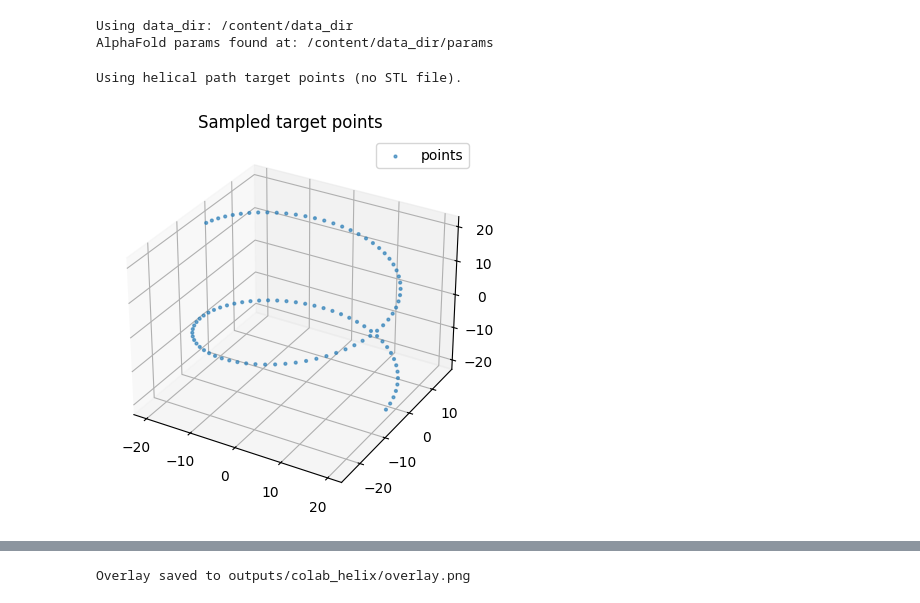
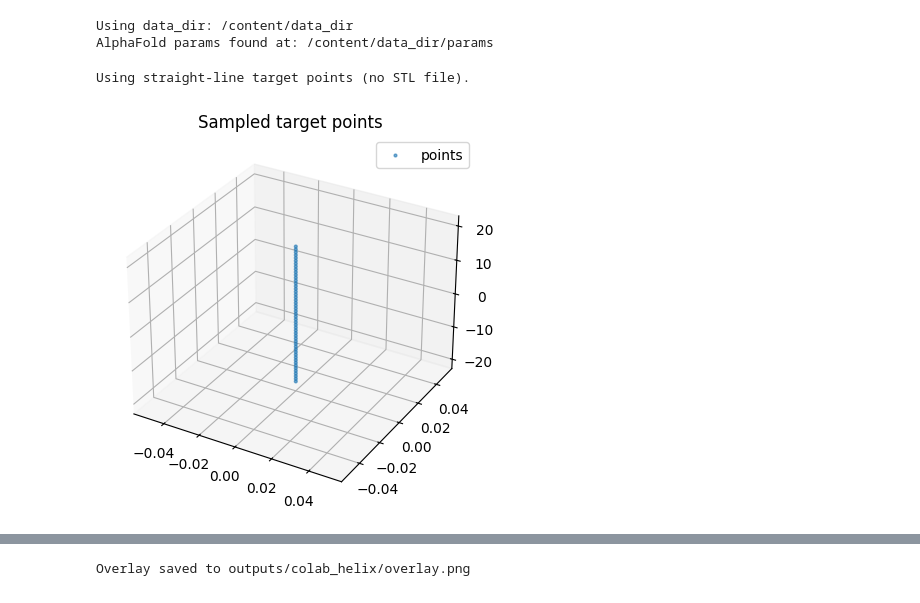
Before and after one commit to ib565/colabdesign-stl, a Jupyter notebook: examples/colab_stl_notebook.ipynb, the cells around one changed output, grey strips where cells are left out. Drawn from its saved outputs; the diff is of its cells as text; code cells hidden in the pictures.

Commit message:
run NB w straight line

```diff
--- a/examples/colab_stl_notebook.ipynb
+++ b/examples/colab_stl_notebook.ipynb
@@ -53,6 +54,13 @@ from pathlib import Path
 import subprocess
 
 import numpy as np
+
+
+def make_line_path(num_points: int, length: float) -> np.ndarray:
+    z = np.linspace(-length / 2.0, length / 2.0, num_points, dtype=np.float32)
+    zeros = np.zeros_like(z)
+    return np.stack([zeros, zeros, z], axis=1)
+
 
 # Repo URL (public)
 REPO_URL = "https://github.com/ib565/colabdesign-stl"
@@ -134,10 +142,18 @@ else:
 Using data_dir: /content/data_dir
 AlphaFold params found at: /content/data_dir/params
 # %%
-# Build target points (helix path or STL surface samples)
+# Build target points (line, helix path, or STL surface samples)
 target_points = None
+USING_TARGET_POINTS = PATH_MODE in ("line", "helix")
 
-if USE_HELIX_PATH:
+if PATH_MODE == "line":
+    target_points = normalize_points(
+        make_line_path(num_points=NUM_TARGET_POINTS, length=LINE_LENGTH),
+        target_extent=TARGET_EXTENT,
+        center=True,
+    )
+    print("Using straight-line target points (no STL file).")
+elif PATH_MODE == "helix":
     target_points = normalize_points(
         make_helix_path(
             num_points=NUM_TARGET_POINTS,
@@ -149,7 +165,7 @@ if USE_HELIX_PATH:
         center=True,
     )
     print("Using helical path target points (no STL file).")
-else:
+elif PATH_MODE == "stl":
     GENERATE_STL = not Path(STL_PATH).exists()
 
     if GENERATE_STL:
@@ -166,25 +182,27 @@ else:
         print("Generated helix STL at", helix_out)
     else:
         print("Using existing STL:", STL_PATH)
+else:
+    raise ValueError(f"Unknown PATH_MODE: {PATH_MODE}")
 # %% [output]
-Using helical path target points (no STL file).
+Using straight-line target points (no STL file).
 # %%
 # Quick visualization of sampled target points (optional)
 DO_POINT_PLOT = True
 
 if DO_POINT_PLOT:
-    if USE_HELIX_PATH:
+    if PATH_MODE in ("line", "helix"):
         pts = target_points
     else:
         pts = stl_to_points(
             STL_PATH,
             num_points=NUM_TARGET_POINTS,
             target_extent=TARGET_EXTENT,
             seed=SAMPLE_SEED,
         )
     plot_point_cloud(pts, title="Sampled target points", show=True, save_path=None)
 # %% [output]
-[figure, old version]
+[figure, new version]
 # %%
 # Run the design
 out_dir = Path(OUT_DIR)
```
Also changed, not shown: parts of 2 cells of this notebook.
